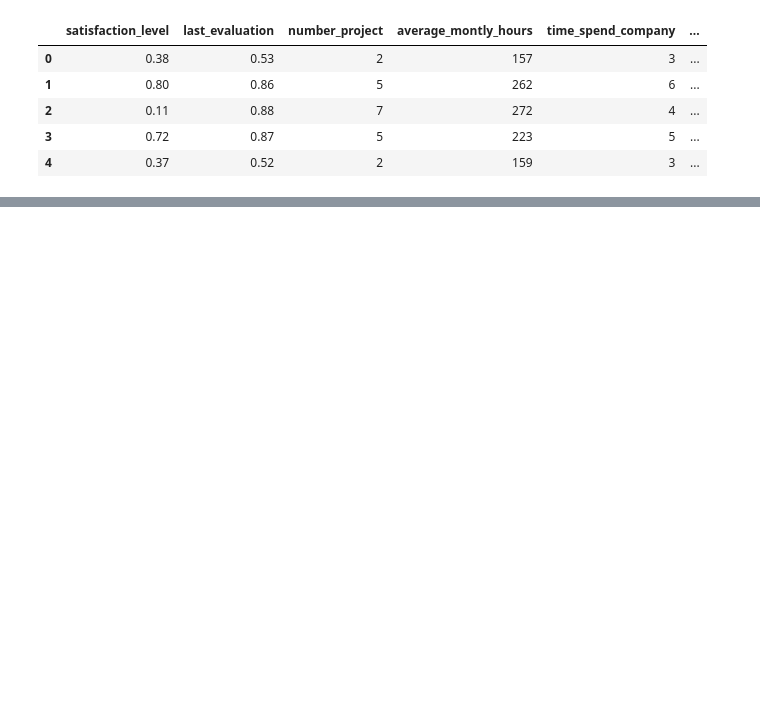
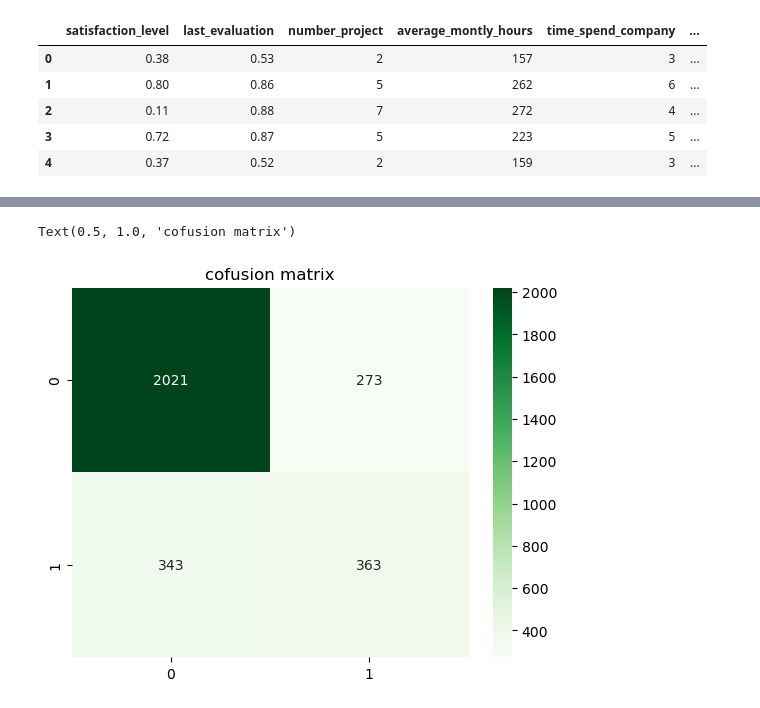
Before and after one commit to padrigon-lynbert/employee_leave_or_not_anti-hopper_model, a Jupyter notebook: hr.ipynb, the cells around one changed output, grey strips where cells are left out. Drawn from its saved outputs; the diff is of its cells as text; code cells hidden in the pictures; blank space fills up the shorter version.

Commit message:
plotting

```diff
--- a/hr.ipynb
+++ b/hr.ipynb
@@ -24,7 +29,20 @@ df.head()
 | 3 | 0.72 | 0.87 | 5 | 223 | 5 | ... |
 | 4 | 0.37 | 0.52 | 2 | 159 | 3 | ... |
 # %%
+#split
 X = df.drop('left', axis=1)
 y = df['left']
 
-X_train, y_train, X_test, y_test = train_test_split(X, y, test_size=0.2, random_state=42)
+X_train, X_test, y_train, y_test = train_test_split(X, y, test_size=0.2, random_state=42)
+# %%
+#scale
+scaler = StandardScaler()
+X_train_scaled = scaler.fit_transform(X_train)
+X_test_scaled = scaler.transform(X_test)
+# %%
+# balance
+print(y_train.value_counts())
+
+smote = SMOTE(random_state=42)
+X_train_scaled_resampled, y_train_resampled = smote.fit_resample(X_train_scaled, y_train)
+y_train_resampled.value_counts()
@@ -30,0 +58,13 @@ X_train, y_train, X_test, y_test = train_test_split(X, y, test_size=0.2, random_
+# %%
+import numpy as np
+model = LogisticRegression(max_iter=1000, random_state=42, class_weight='balanced')
+model.fit(X_train_scaled_resampled, y_train_resampled)
+
+y_prob_pos = model.predict_proba(X_test_scaled)[:, 1]
+
+fpr, tpr, thresholds = roc_curve(y_test, y_prob_pos)
+j_scores = tpr-fpr
+optimal_idx = np.argmax(j_scores)
+optimal_threshold = thresholds[optimal_idx]
+manual_threshold = 0.7
+y_pred_optimal = (y_prob_pos >= manual_threshold).astype(int)
@@ -30,0 +102,9 @@ X_train, y_train, X_test, y_test = train_test_split(X, y, test_size=0.2, random_
+# %%
+conf = confusion_matrix(y_test, y_pred_optimal)
+
+import seaborn as sns
+sns.heatmap(conf, annot=True, fmt='d', cmap='Greens')
+plt.title('cofusion matrix')
+# %% [output]
+Text(0.5, 1.0, 'cofusion matrix')
+[figure, added]
```
Also changed, not shown: parts of 5 cells of this notebook, 2 other files.
